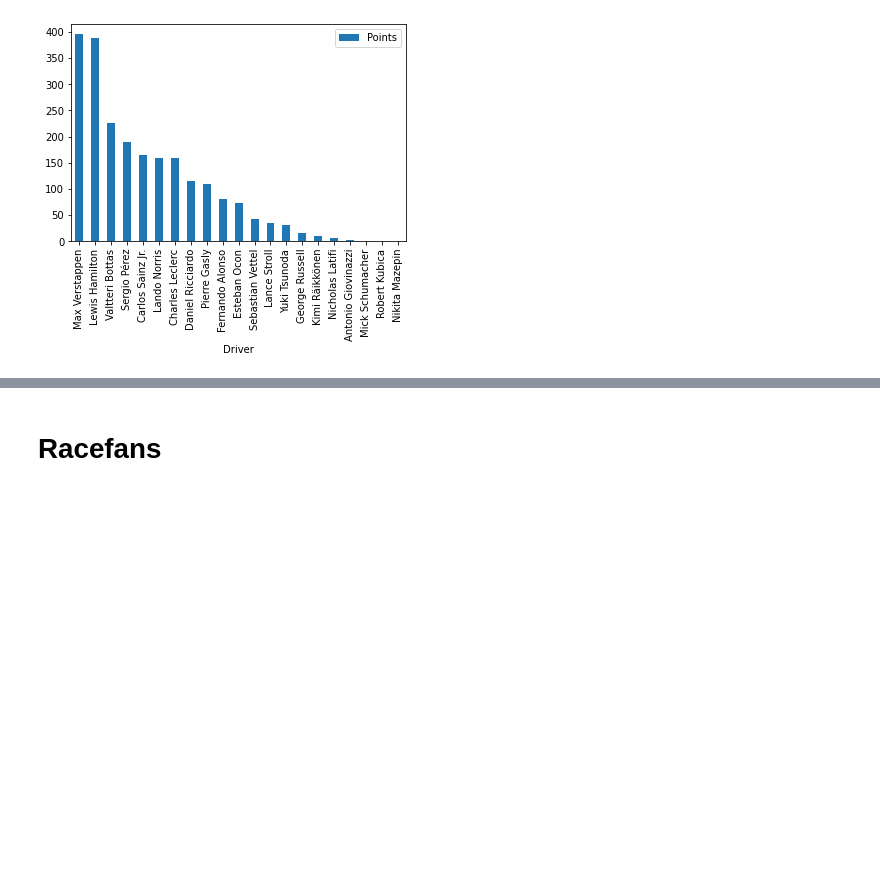
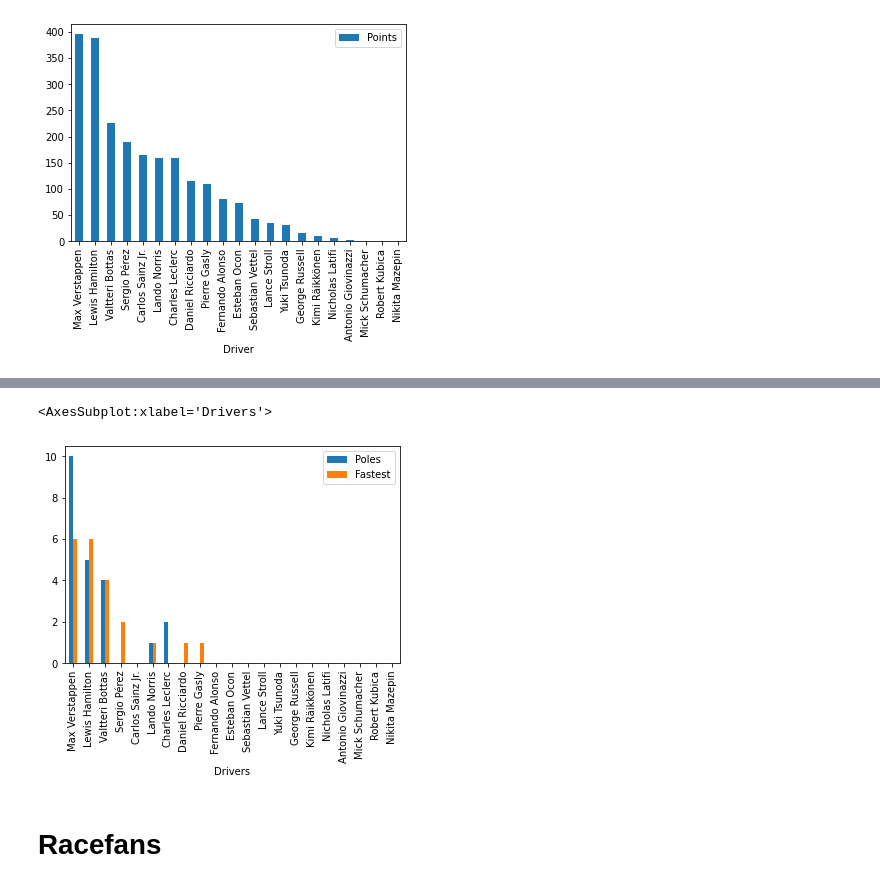
Before and after one commit to alanjones2/Alan-Jones-article-code, a Jupyter notebook: Wikitable/wikitable2.ipynb, the cells around one changed output, grey strips where cells are left out. Saved outputs shown, nothing was run; the diff lists cells and outputs as text; code cells hidden in the pictures; blank space fills up the shorter version.

```diff
--- a/Wikitable/wikitable2.ipynb
+++ b/Wikitable/wikitable2.ipynb
@@ -112,13 +112,21 @@ df3
 21 rows × 67 columns
 # %%
 drivers = df3['Driver']
-driversPoles = {}
+poles = []
+fast = []
 
-for d in drivers:
-    count=0
+for d in range(len(drivers)):
+    pcount=0
+    fcount=0
     for r in races:
-        if (df3[df3['Driver']==d]['Pole-'+r].values[0]): count = count+1
-    driversPoles[d]=count
+        if (df3[df3['Driver']==drivers[d]]['Pole-'+r].values[0])==True: pcount = pcount+1
+        if (df3[df3['Driver']==drivers[d]]['Fastest-'+r].values[0])==True: fcount = fcount+1
+    poles.append(pcount)
+    fast.append(fcount)
 
-driversPoles
+dp = pd.DataFrame()
+dp['Drivers']=drivers
+dp['Poles']=poles
+dp['Fastest']=fast
+dp
 # %% [output]
@@ -142,3 +150,8 @@ driversPoles
+# %%
+dp.plot.bar(x='Drivers',y=['Poles','Fastest'])
+# %% [output]
+<AxesSubplot:xlabel='Drivers'>
+[figure, added]
 # %% [markdown]
 # Racefans
 # %%
```
Also changed, not shown: parts of 2 cells of this notebook, 3 other files.
